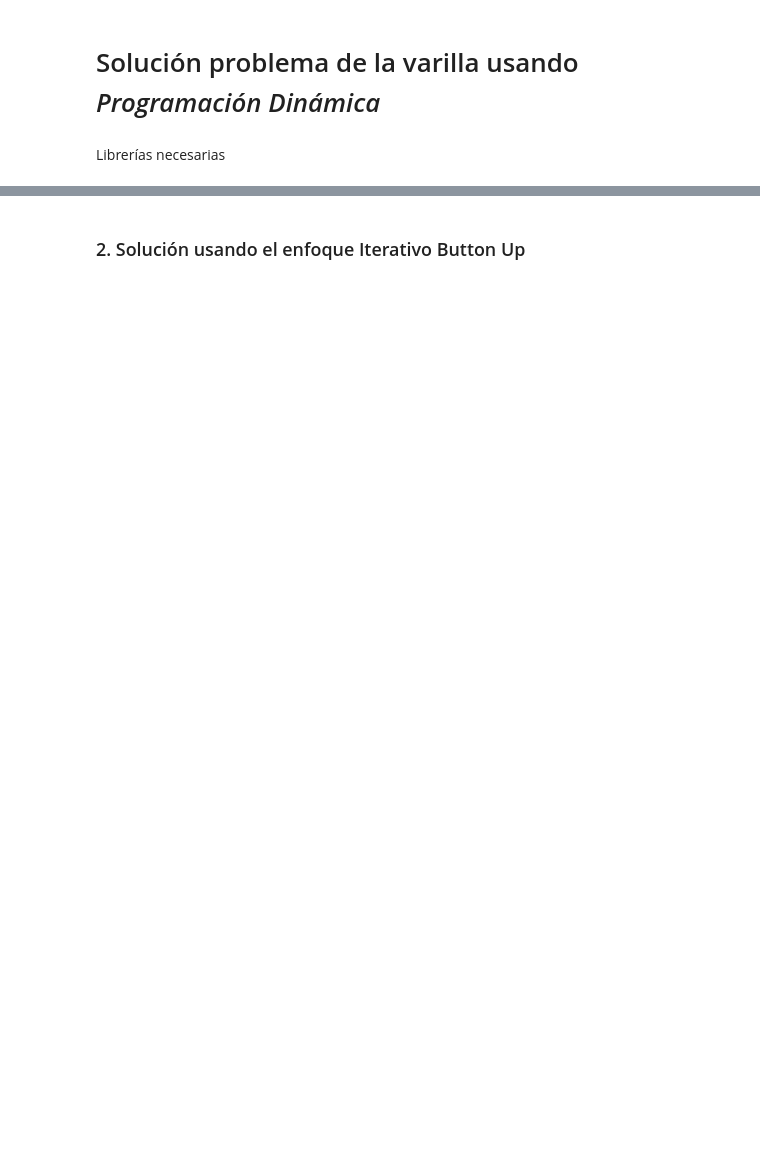
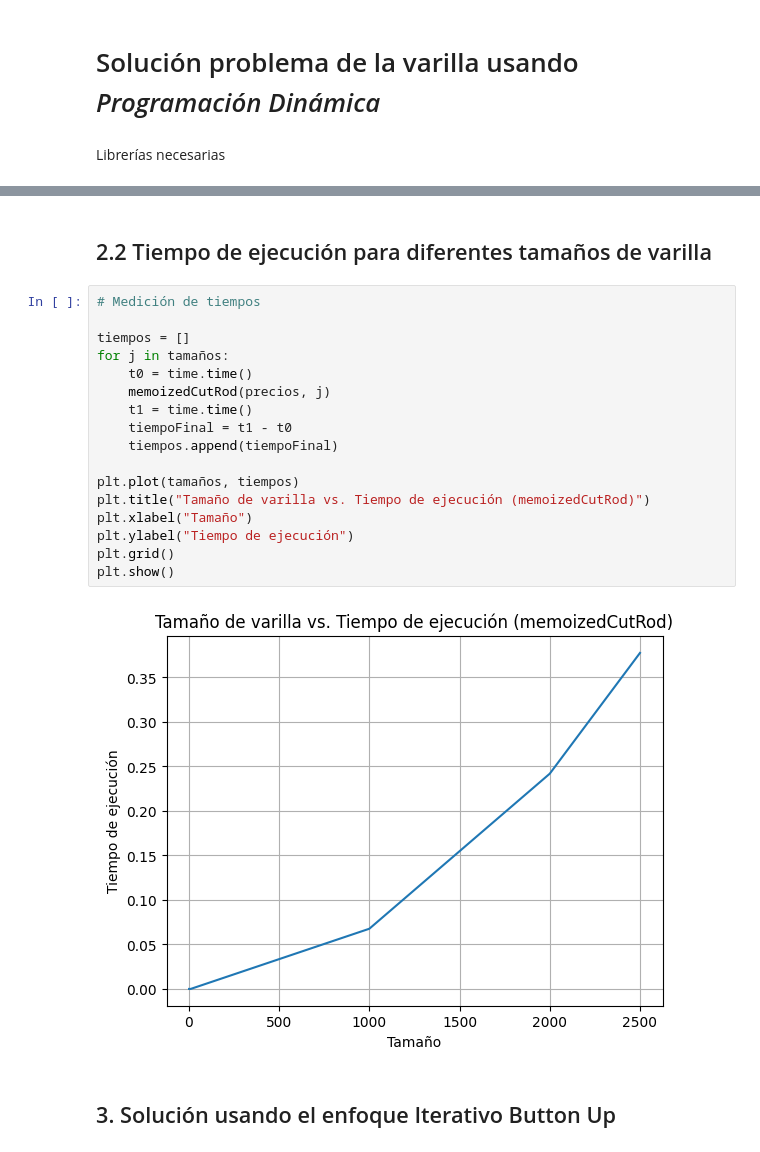
Before and after one commit to Mitin726/programacion-dinamica, a Jupyter notebook: problemaVarilla.ipynb, the cells around one changed output, grey strips where cells are left out. Drawn from its saved outputs; the diff is of its cells as text; blank space fills up the shorter version.

```diff
--- a/problemaVarilla.ipynb
+++ b/problemaVarilla.ipynb
@@ -122,8 +255,29 @@ el término dominante es:
 $$\theta(n^2)$$
 Por tanto, la complejidad temporal final del algoritmo principal es:
 $$\theta(n^2)$$
+# %% [markdown]
+## 2.2 Tiempo de ejecución para diferentes tamaños de varilla
+# %%
+# Medición de tiempos
+
+tiempos = []
+for j in tamaños:
+    t0 = time.time()
+    memoizedCutRod(precios, j)
+    t1 = time.time()
+    tiempoFinal = t1 - t0
+    tiempos.append(tiempoFinal)
+
+plt.plot(tamaños, tiempos)
+plt.title("Tamaño de varilla vs. Tiempo de ejecución (memoizedCutRod)")
+plt.xlabel("Tamaño")
+plt.ylabel("Tiempo de ejecución")
+plt.grid()
+plt.show()
+# %% [output]
+[figure, added]
 # %% [markdown]
-### 2. Solución usando el enfoque Iterativo Button Up
+## 3. Solución usando el enfoque Iterativo Button Up
 # %%
 def bottomUpCutRod(p, n):
     r = [0] * (n + 1)
```
Also changed, not shown: parts of 15 cells of this notebook.
